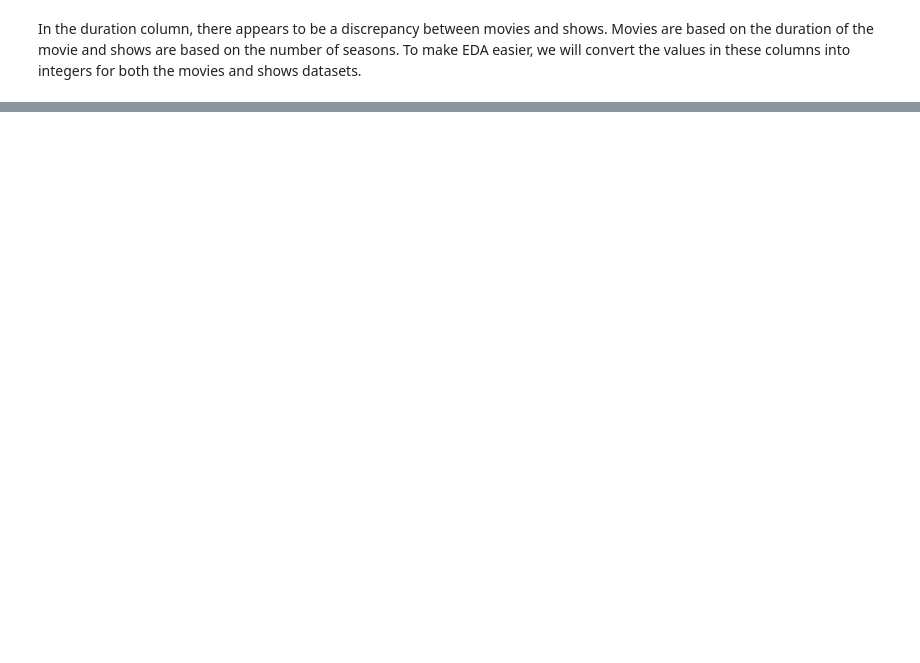
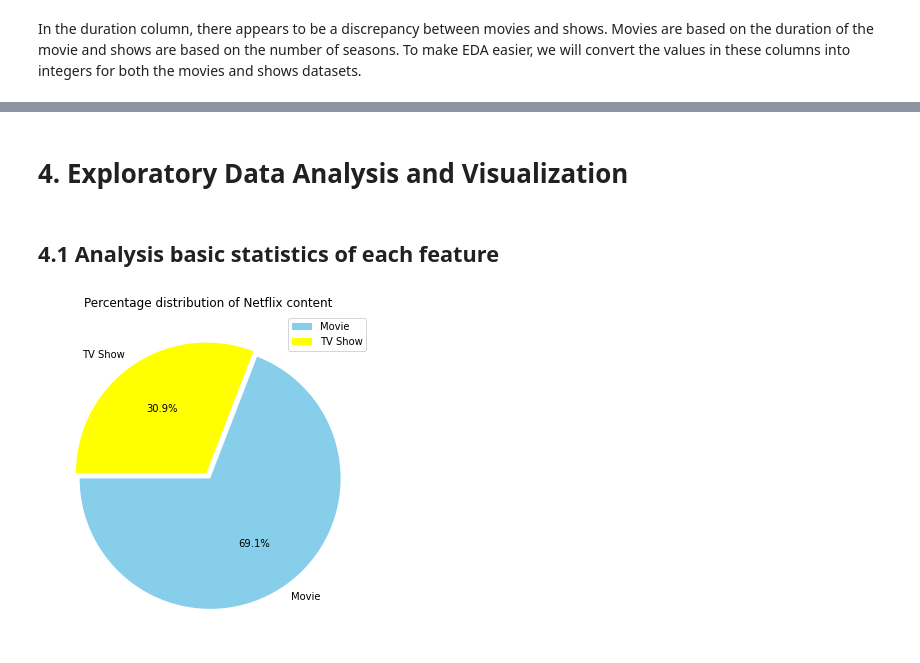
Before and after one commit to Harisha-AlmaBetter/NETFLIX-MOVIES-AND-TV-SHOWS-CLUSTERING, a Jupyter notebook: NETFLIX_MOVIES_AND_TV_SHOWS_CLUSTERING.ipynb, the cells around one changed output, grey strips where cells are left out. Saved outputs shown, nothing was run; the diff lists cells and outputs as text; code cells hidden in the pictures; blank space fills up the shorter version.

```diff
--- a/NETFLIX_MOVIES_AND_TV_SHOWS_CLUSTERING.ipynb
+++ b/NETFLIX_MOVIES_AND_TV_SHOWS_CLUSTERING.ipynb
@@ -495,0 +492,12 @@ nf_shows.head()
+# %% [markdown]
+# **4. Exploratory Data Analysis and Visualization**
+# %% [markdown]
+## 4.1 Analysis basic statistics of each feature
+# %%
+plt.figure(figsize=(12,6))
+plt.title("Percentage distribution of Netflix content")
+g = plt.pie(nf.type.value_counts(), explode=(0.025,0.025), labels=nf.type.value_counts().index, colors=['skyblue','yellow'],autopct='%1.1f%%', startangle=180);
+plt.legend()
+plt.show()
+# %% [output]
+[figure, added]
```
Also changed, not shown: parts of 21 cells of this notebook.
